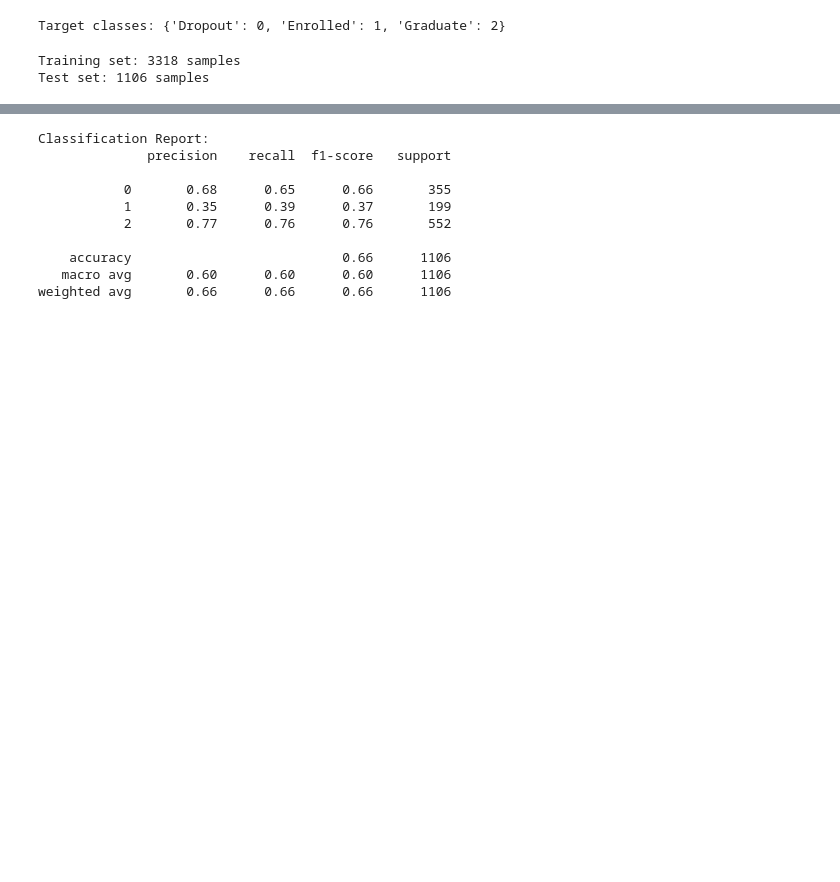
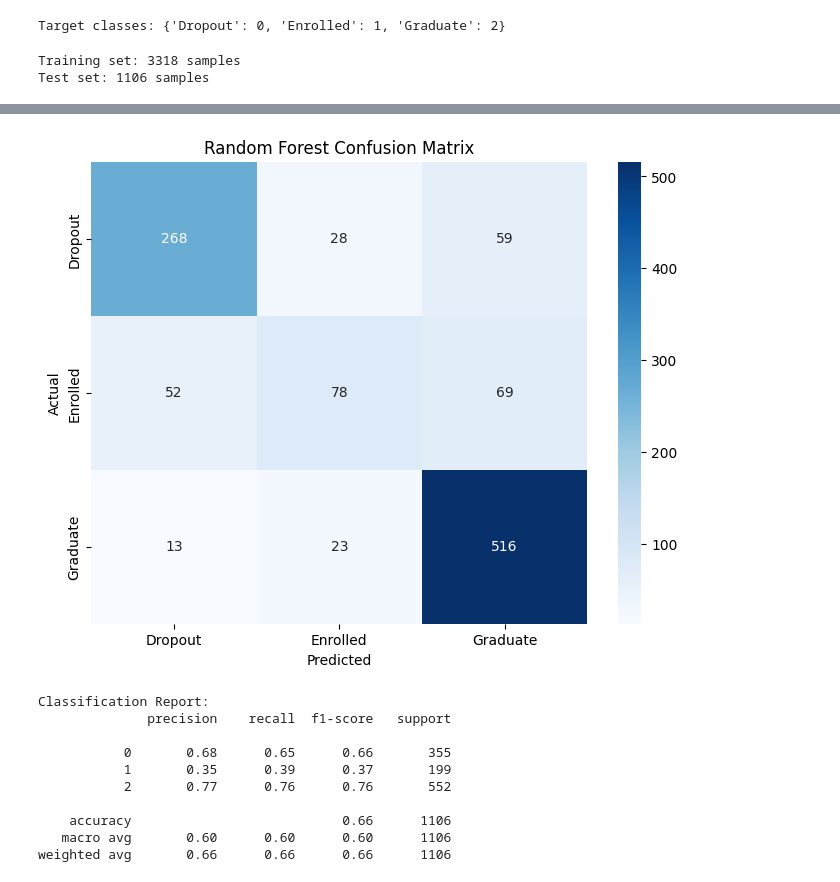
Before and after one commit to AbdullahIbneAziz/Student-Dropout-Success-Prediction, a Jupyter notebook: Project.ipynb, the cells around one changed output, grey strips where cells are left out. Cells and saved outputs as stored; diff of their text form; code cells hidden in the pictures; blank space fills up the shorter version.

```diff
--- a/Project.ipynb
+++ b/Project.ipynb
@@ -398,3 +480,15 @@ print(f"Test set: {X_test.shape[0]} samples")
 # %% [output]
 Training set: 3318 samples
 Test set: 1106 samples
+# %%
+# Train Random Forest model with more robust settings
+from sklearn.ensemble import RandomForestClassifier
+print("\nTraining Random Forest model...")
+rf = RandomForestClassifier(
+        n_estimators=100,
+        max_depth=10,
+        min_samples_split=5,
+        min_samples_leaf=2,
+        n_jobs=-1,
+        random_state=42
+)
@@ -400,0 +497,14 @@ Test set: 1106 samples
+# %%
+# Final verification before fitting (belt and suspenders)
+assert X_train.isnull().sum().sum() == 0, "Training data contains NaN values"
+assert not np.any(np.isinf(X_train.select_dtypes(include=['float64']))), "Training data contains infinite values"
+
+# Train the model
+rf.fit(X_train, y_train)
+print("Model training completed successfully")
+
+# Evaluate model
+from sklearn.metrics import accuracy_score
+y_pred = rf.predict(X_test)
+accuracy = accuracy_score(y_test, y_pred)
+print(f"Model accuracy: {accuracy:.4f}")
@@ -401,3 +529,22 @@ Test set: 1106 samples
+# %%
+# Creating confusion matrix for Random Forest model
+from sklearn.metrics import confusion_matrix
+import seaborn as sns
+import matplotlib.pyplot as plt
+
+# Compute confusion matrix
+conf_matrix = confusion_matrix(y_test, y_pred)
+
+# Plot confusion matrix
+plt.figure(figsize=(8, 6))
+sns.heatmap(conf_matrix, annot=True, fmt='d', cmap='Blues',
+            xticklabels=le.classes_, yticklabels=le.classes_)
+plt.title('Random Forest Confusion Matrix')
+plt.xlabel('Predicted')
+plt.ylabel('Actual')
+plt.show()
+# %% [output]
+[figure, added]
 # %%
 from sklearn.tree import DecisionTreeClassifier
 from sklearn.metrics import confusion_matrix, classification_report
```
Also changed, not shown: parts of 17 cells of this notebook.
